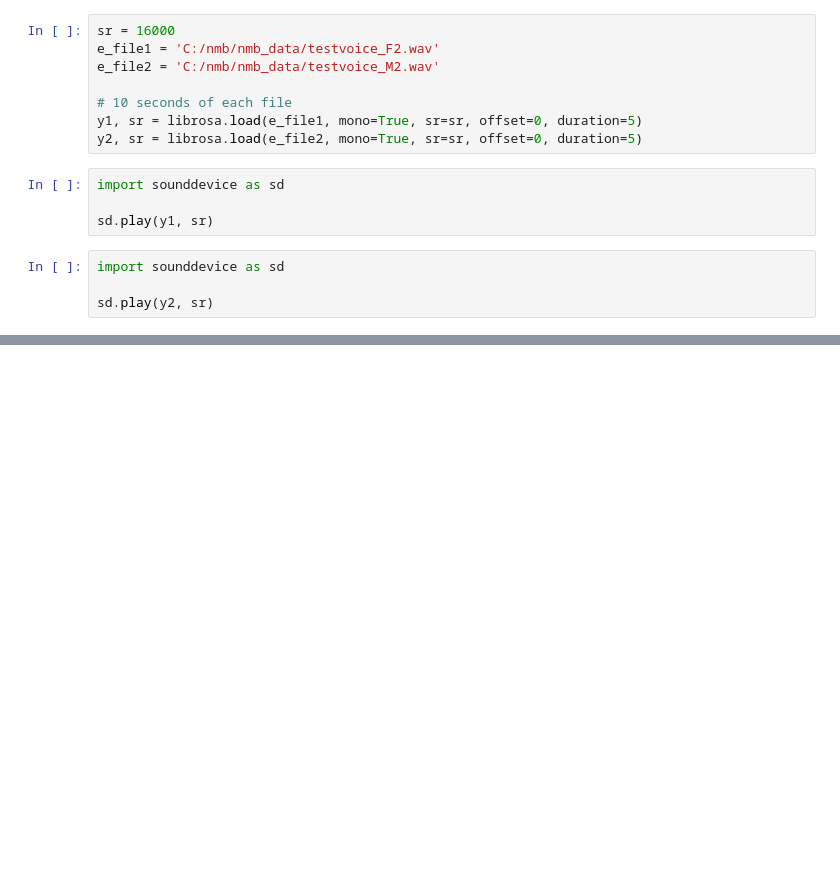
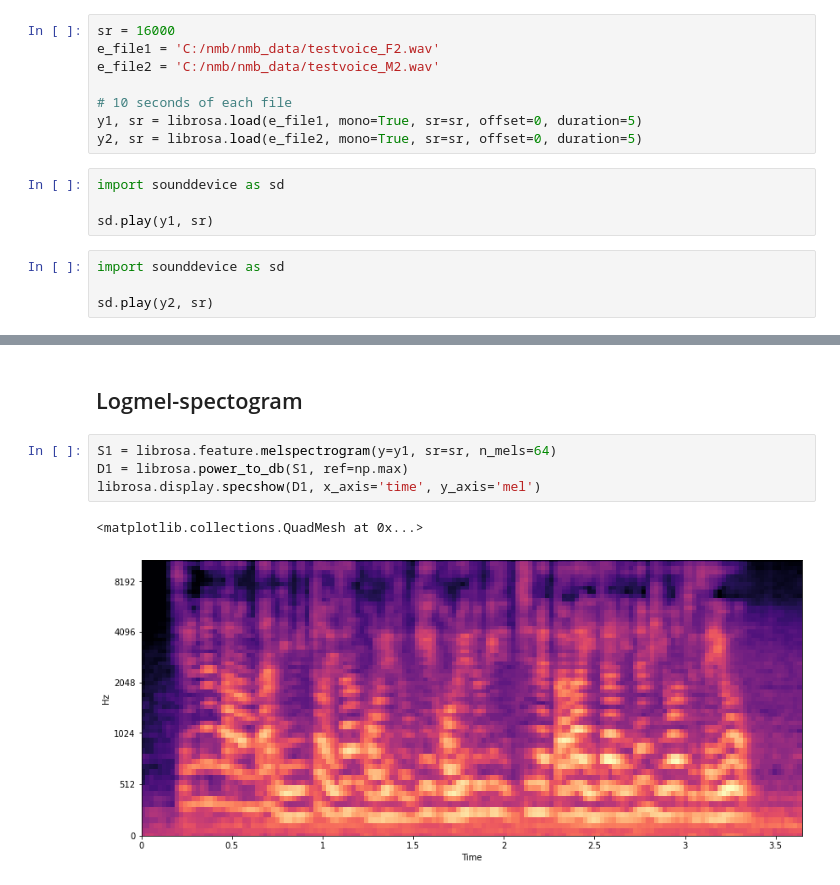
Before and after one commit to zashin-AI/JongHo, a Jupyter notebook: Methods_for_sound_noise_reduction.ipynb, the cells around one changed output, grey strips where cells are left out. Drawn from its saved outputs; the diff is of its cells as text; blank space fills up the shorter version.

```diff
--- a/Methods_for_sound_noise_reduction.ipynb
+++ b/Methods_for_sound_noise_reduction.ipynb
@@ -47,0 +58,9 @@ sd.play(y2, sr)
+# %% [markdown]
+## Logmel-spectogram
+# %%
+S1 = librosa.feature.melspectrogram(y=y1, sr=sr, n_mels=64)
+D1 = librosa.power_to_db(S1, ref=np.max)
+librosa.display.specshow(D1, x_axis='time', y_axis='mel')
+# %% [output]
+<matplotlib.collections.QuadMesh at 0x...>
+[figure, added]
```
Also changed, not shown: parts of 11 cells of this notebook, 1 other file.
